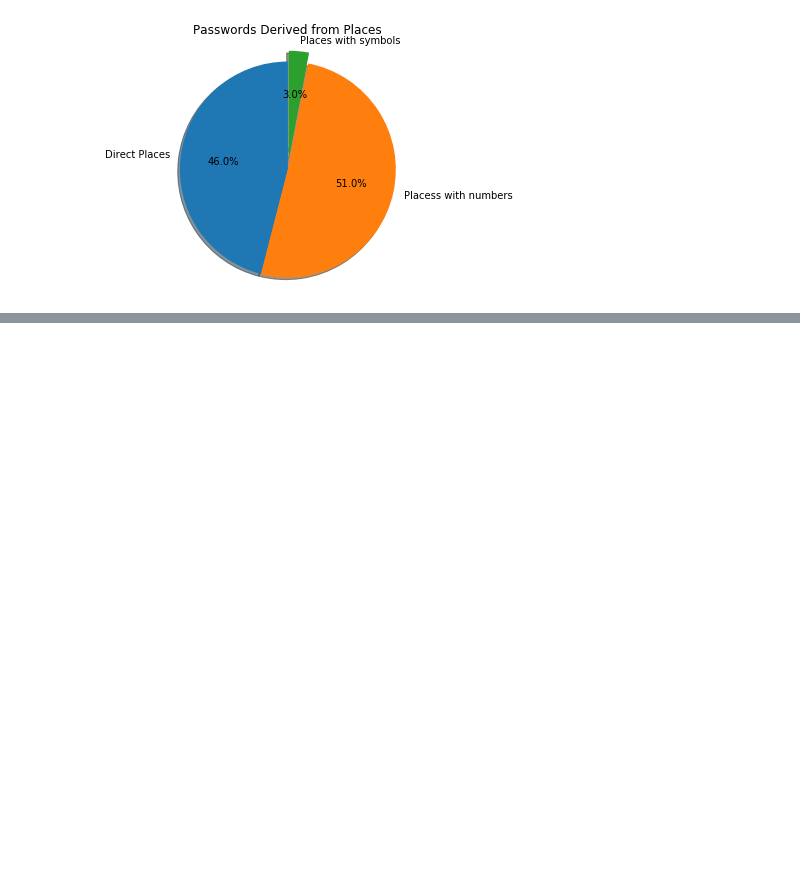
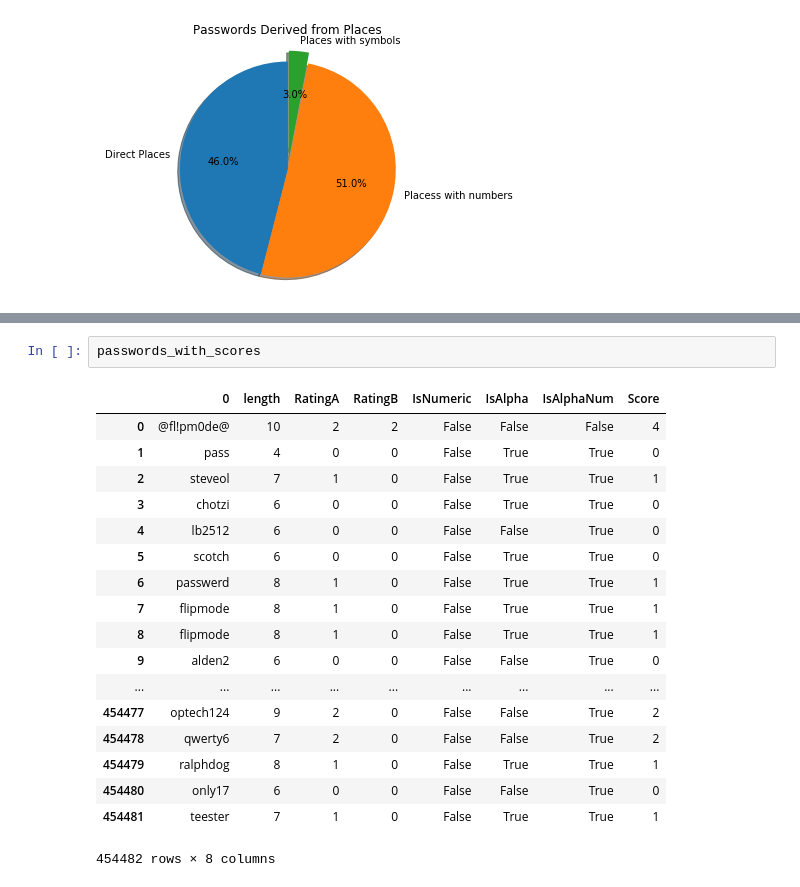
Before and after one commit to ydafalla/EECS731-Final-Project, a Jupyter notebook: data_analysis12.ipynb, the cells around one changed output, grey strips where cells are left out. Drawn from its saved outputs; the diff is of its cells as text; blank space fills up the shorter version.

```diff
--- a/data_analysis12.ipynb
+++ b/data_analysis12.ipynb
@@ -511,0 +606,21 @@ plt.show()
+# %%
+passwords_with_scores
+# %% [output]
+|  | 0 | length | RatingA | RatingB | IsNumeric | IsAlpha | IsAlphaNum | Score |
+| 0 | @fl!pm0de@ | 10 | 2 | 2 | False | False | False | 4 |
+| 1 | pass | 4 | 0 | 0 | False | True | True | 0 |
+| 2 | steveol | 7 | 1 | 0 | False | True | True | 1 |
+| 3 | chotzi | 6 | 0 | 0 | False | True | True | 0 |
+| 4 | lb2512 | 6 | 0 | 0 | False | False | True | 0 |
+| 5 | scotch | 6 | 0 | 0 | False | True | True | 0 |
+| 6 | passwerd | 8 | 1 | 0 | False | True | True | 1 |
+| 7 | flipmode | 8 | 1 | 0 | False | True | True | 1 |
+| 8 | flipmode | 8 | 1 | 0 | False | True | True | 1 |
+| 9 | alden2 | 6 | 0 | 0 | False | False | True | 0 |
+| ... | ... | ... | ... | ... | ... | ... | ... | ... |
+| 454477 | optech124 | 9 | 2 | 0 | False | False | True | 2 |
+| 454478 | qwerty6 | 7 | 2 | 0 | False | False | True | 2 |
+| 454479 | ralphdog | 8 | 1 | 0 | False | True | True | 1 |
+| 454480 | only17 | 6 | 0 | 0 | False | False | True | 0 |
+| 454481 | teester | 7 | 1 | 0 | False | True | True | 1 |
+454482 rows × 8 columns
```
Also changed, not shown: parts of 17 cells of this notebook.
